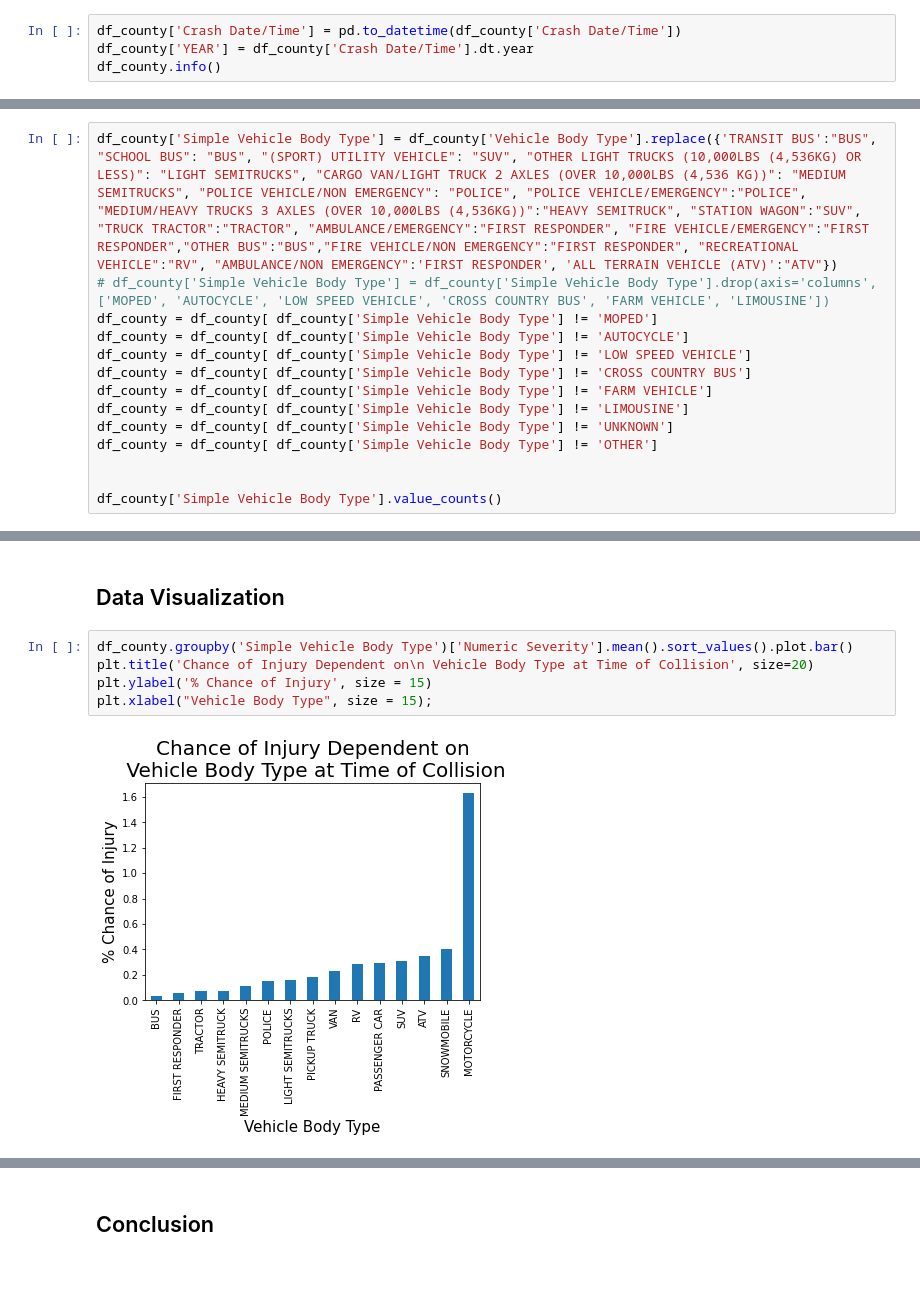
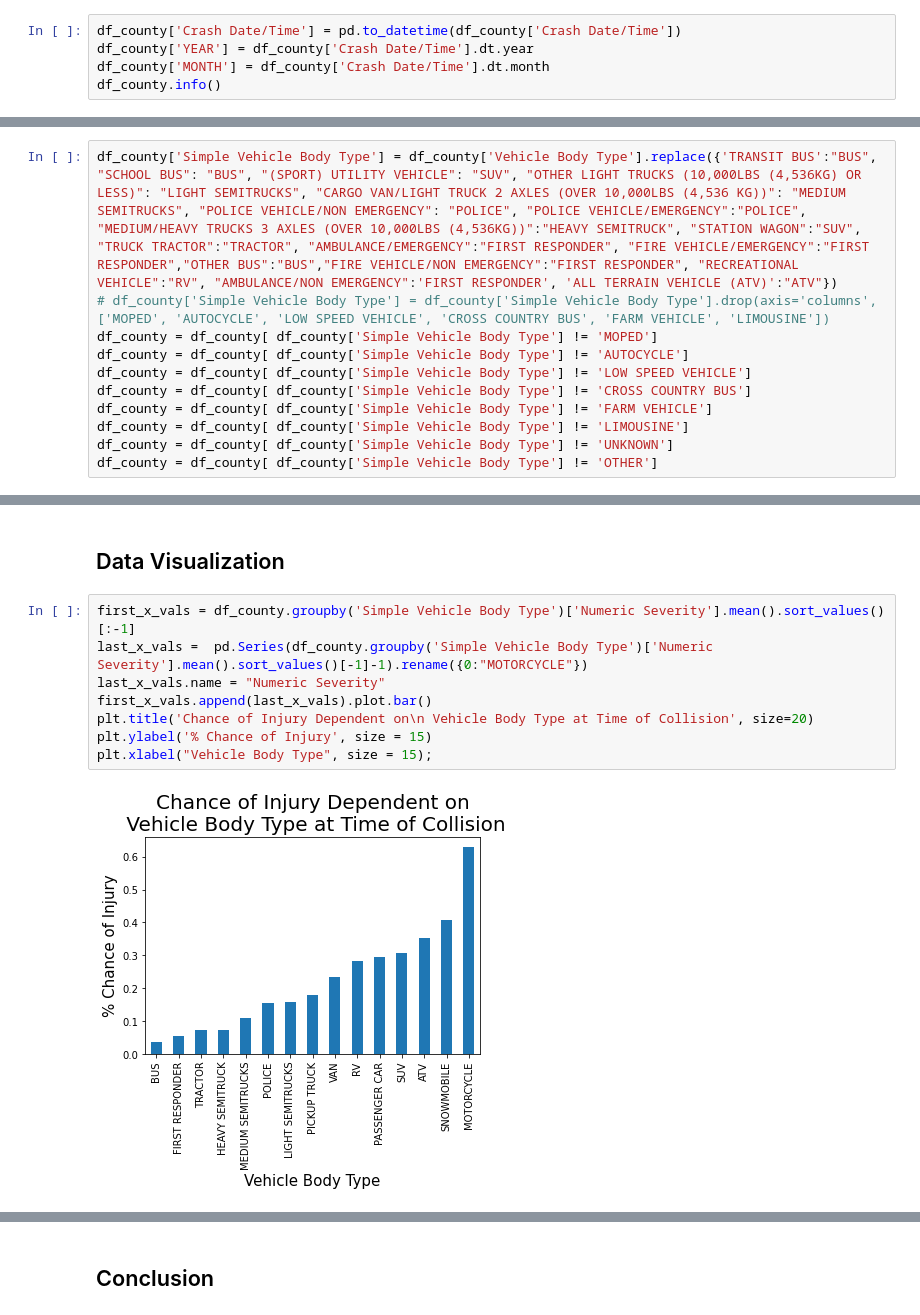
Before and after one commit to mattf4171/Montgomery-County-Collision-Analysis, a Jupyter notebook: analysis.ipynb, the cells around one changed output, grey strips where cells are left out. Saved outputs shown, nothing was run; the diff lists cells and outputs as text; blank space fills up the shorter version.

```diff
--- a/analysis.ipynb
+++ b/analysis.ipynb
@@ -44,6 +42,7 @@ memory usage: 51.7+ MB
 # %%
 df_county['Crash Date/Time'] = pd.to_datetime(df_county['Crash Date/Time'])
 df_county['YEAR'] = df_county['Crash Date/Time'].dt.year
+df_county['MONTH'] = df_county['Crash Date/Time'].dt.month
 df_county.info()
 # %% [output]
 <class 'pandas.core.frame.DataFrame'>
@@ -222,6 +185,3 @@ df_county = df_county[ df_county['Simple Vehicle Body Type'] != 'FARM VEHICLE']
 df_county = df_county[ df_county['Simple Vehicle Body Type'] != 'LIMOUSINE']
 df_county = df_county[ df_county['Simple Vehicle Body Type'] != 'UNKNOWN']
 df_county = df_county[ df_county['Simple Vehicle Body Type'] != 'OTHER']
-
-
-df_county['Simple Vehicle Body Type'].value_counts()
@@ -247,12 +190,15 @@ df_county['Numeric Severity'] = df_county['Injury Severity_x'].replace({'NO APPA
 # %% [markdown]
 ## Data Visualization
 # %%
-df_county.groupby('Simple Vehicle Body Type')['Numeric Severity'].mean().sort_values().plot.bar()
+first_x_vals = df_county.groupby('Simple Vehicle Body Type')['Numeric Severity'].mean().sort_values()[:-1]
+last_x_vals =  pd.Series(df_county.groupby('Simple Vehicle Body Type')['Numeric Severity'].mean().sort_values()[-1]-1).rename({0:"MOTORCYCLE"})
+last_x_vals.name = "Numeric Severity"
+first_x_vals.append(last_x_vals).plot.bar()
 plt.title('Chance of Injury Dependent on\n Vehicle Body Type at Time of Collision', size=20)
 plt.ylabel('% Chance of Injury', size = 15)
 plt.xlabel("Vehicle Body Type", size = 15);
 # %% [output]
-[figure, old version]
+[figure, new version]
 # %%
 x = df_county['Simple Vehicle Body Type'].value_counts().index
 y = np.log10(df_county['Simple Vehicle Body Type'].value_counts().values)
```
Also changed, not shown: parts of 18 cells of this notebook.
